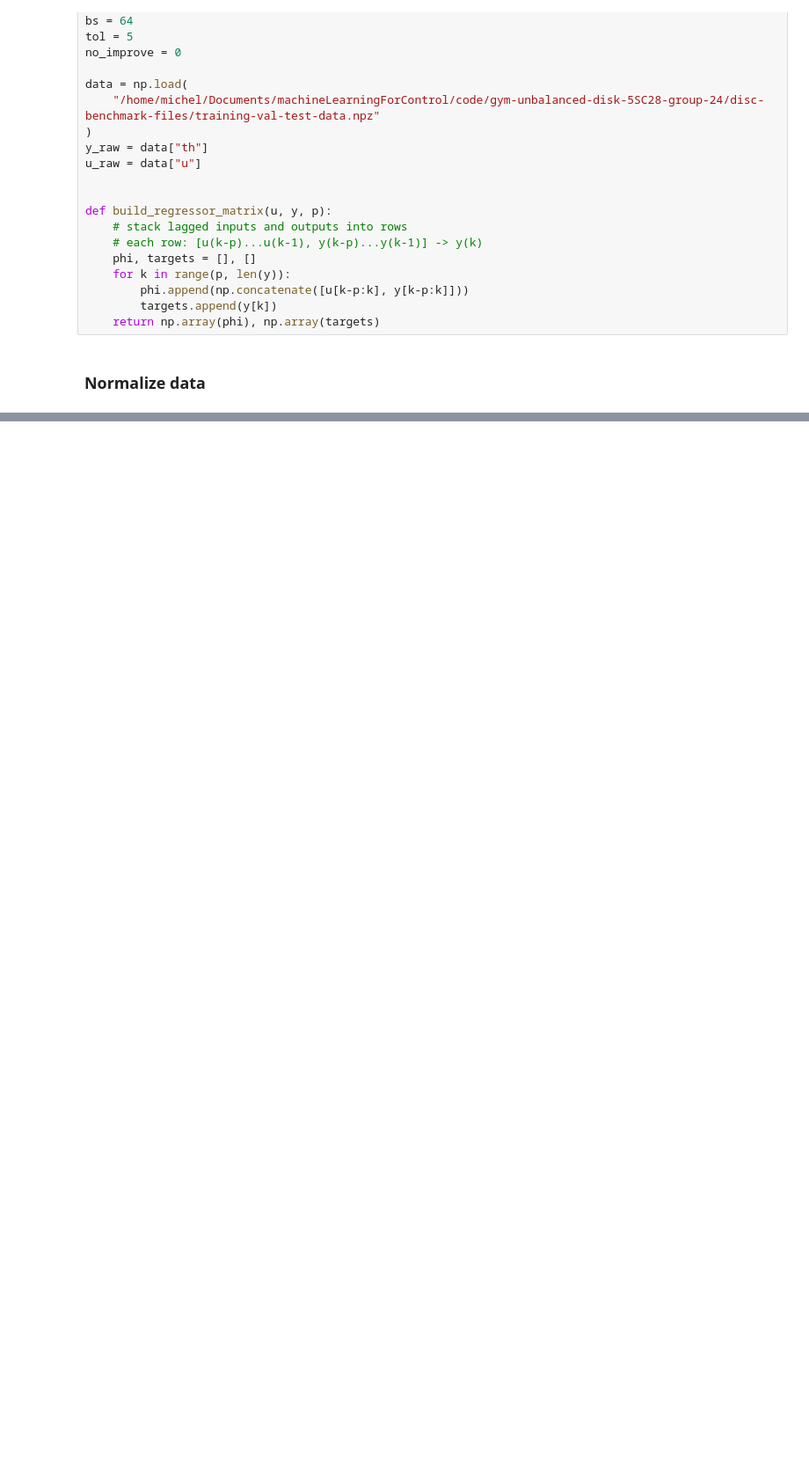
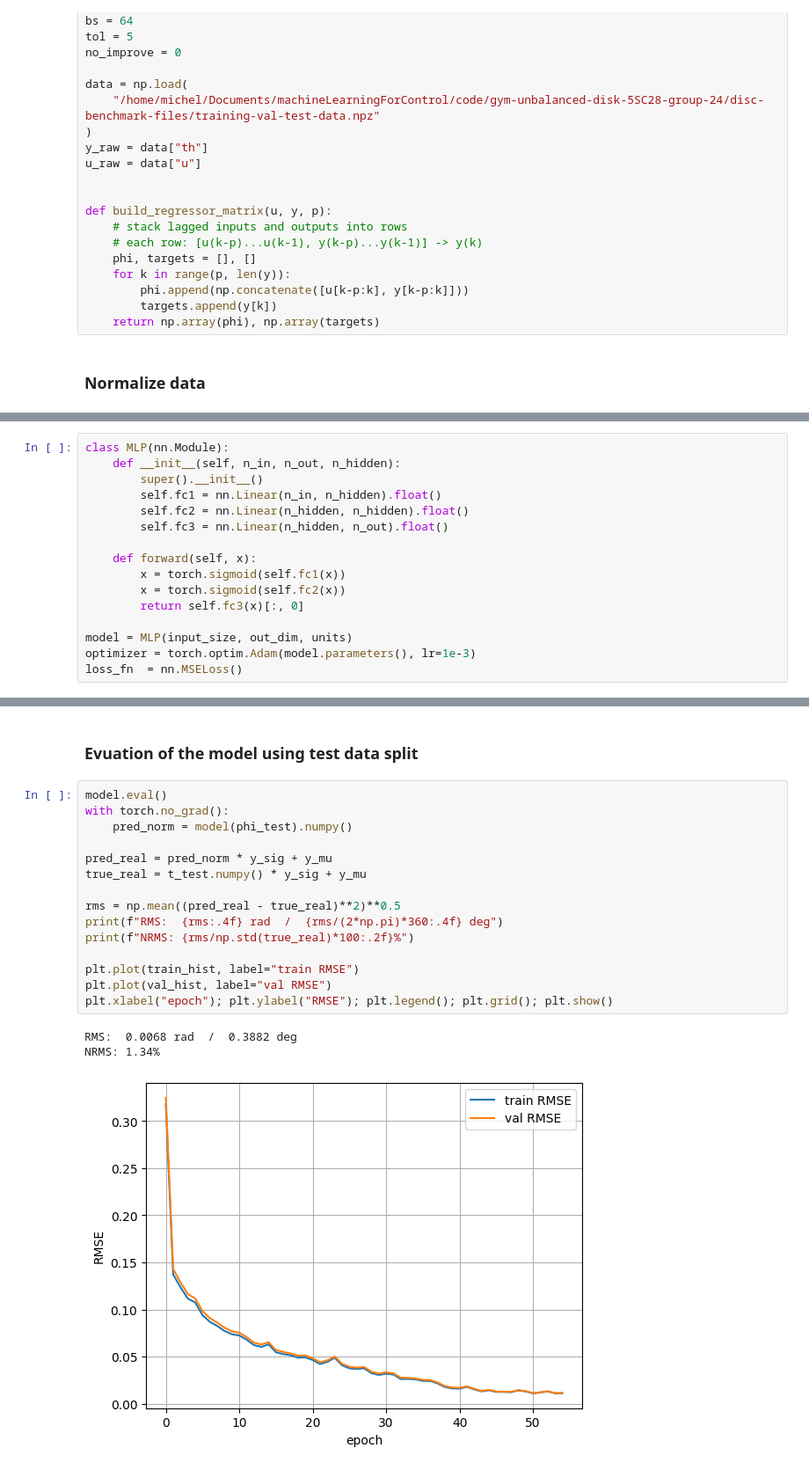
Before and after one commit to Martijn-vd-s/gym-unbalanced-disk-5SC28-group-24, a Jupyter notebook: src/ANN.ipynb, the cells around one changed output, grey strips where cells are left out. Shown at 88% size. Drawn from its saved outputs; the diff is of its cells as text; blank space fills up the shorter version.

Commit message:
added training loop and evaluation

```diff
--- a/src/ANN.ipynb
+++ b/src/ANN.ipynb
@@ -67,0 +64,16 @@ input_size = phi_train.shape[1]
+# %%
+class MLP(nn.Module):
+    def __init__(self, n_in, n_out, n_hidden):
+        super().__init__()
+        self.fc1 = nn.Linear(n_in, n_hidden).float()
+        self.fc2 = nn.Linear(n_hidden, n_hidden).float()
+        self.fc3 = nn.Linear(n_hidden, n_out).float()
+
+    def forward(self, x):
+        x = torch.sigmoid(self.fc1(x))
+        x = torch.sigmoid(self.fc2(x))
+        return self.fc3(x)[:, 0]
+
+model = MLP(input_size, out_dim, units)
+optimizer = torch.optim.Adam(model.parameters(), lr=1e-3)
+loss_fn  = nn.MSELoss()
@@ -67,0 +141,21 @@ input_size = phi_train.shape[1]
+# %% [markdown]
+### Evuation of the model using test data split
+# %%
+model.eval()
+with torch.no_grad():
+    pred_norm = model(phi_test).numpy()
+
+pred_real = pred_norm * y_sig + y_mu
+true_real = t_test.numpy() * y_sig + y_mu
+
+rms = np.mean((pred_real - true_real)**2)**0.5
+print(f"RMS:  {rms:.4f} rad  /  {rms/(2*np.pi)*360:.4f} deg")
+print(f"NRMS: {rms/np.std(true_real)*100:.2f}%")
+
+plt.plot(train_hist, label="train RMSE")
+plt.plot(val_hist, label="val RMSE")
+plt.xlabel("epoch"); plt.ylabel("RMSE"); plt.legend(); plt.grid(); plt.show()
+# %% [output]
+RMS:  0.0068 rad  /  0.3882 deg
+NRMS: 1.34%
+[figure, added]
```
Also changed, not shown: parts of 4 cells of this notebook.
